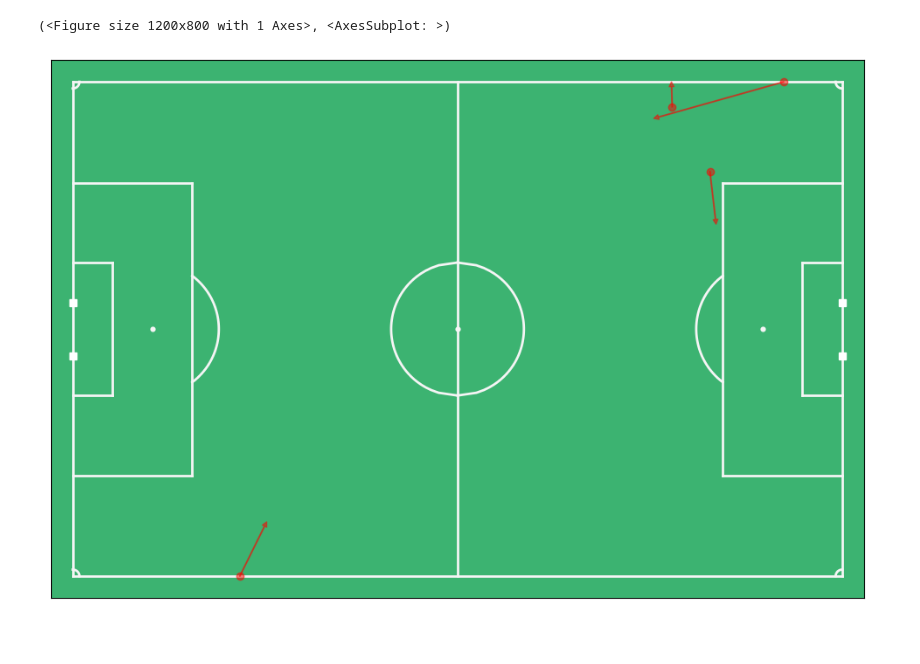
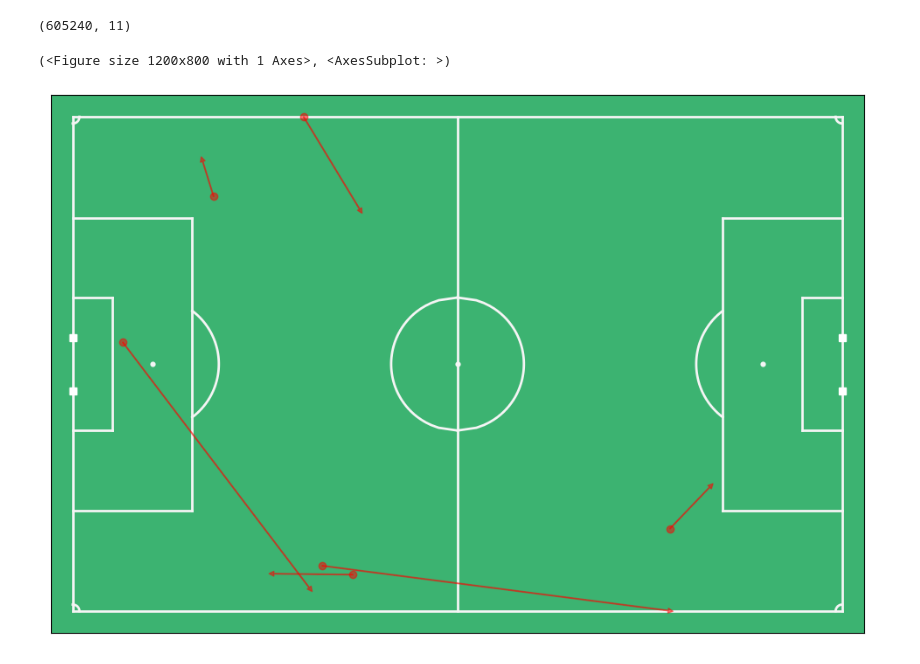
Before and after one commit to jonasvvr/Soccer-EPV-Framework, a Jupyter notebook: src/main.ipynb, the cells around one changed output. Saved outputs shown, nothing was run; the diff lists cells and outputs as text; code cells hidden in the pictures.

```diff
--- a/src/main.ipynb
+++ b/src/main.ipynb
@@ -6,11 +6,17 @@ import visualization as viz
 import pandas as pd
 import Metrica_Viz as mviz
 # %%
-DATA_DIR = '../bru_data/data/comp-4zwgbb66rif2spcoeeol2motx/tmcl-1qtpbdbeudho5i7fu5z2lp2j8/fx-4sekj9hgwxzq3y4ih9415239w'
+DATA_DIR_single = '../bru_data/data/comp-4zwgbb66rif2spcoeeol2motx/tmcl-1qtpbdbeudho5i7fu5z2lp2j8/fx-4sekj9hgwxzq3y4ih9415239w'
+DATA_DIR = '../bru_data/data/comp-4zwgbb66rif2spcoeeol2motx/tmcl-1qtpbdbeudho5i7fu5z2lp2j8'
 
-event_data = dh.read_event_data(DATA_DIR)
+event_data_single = dh.read_event_data(DATA_DIR_single)
+# event_data = dh.read_dir_event_data(DATA_DIR)
+# %%
+event_data_single.shape
+# %% [output]
+(605240, 11)
 # %%
-viz.plot_events(event_data.loc[100:108], mviz.plot_pitch)
+viz.plot_events(event_data_single.loc[10000:10020], mviz.plot_pitch)
 # %% [output]
 (<Figure size 1200x800 with 1 Axes>, <AxesSubplot: >)
-[figure, old version]
+[figure, new version]
```
Also changed, not shown: 1 other file.
